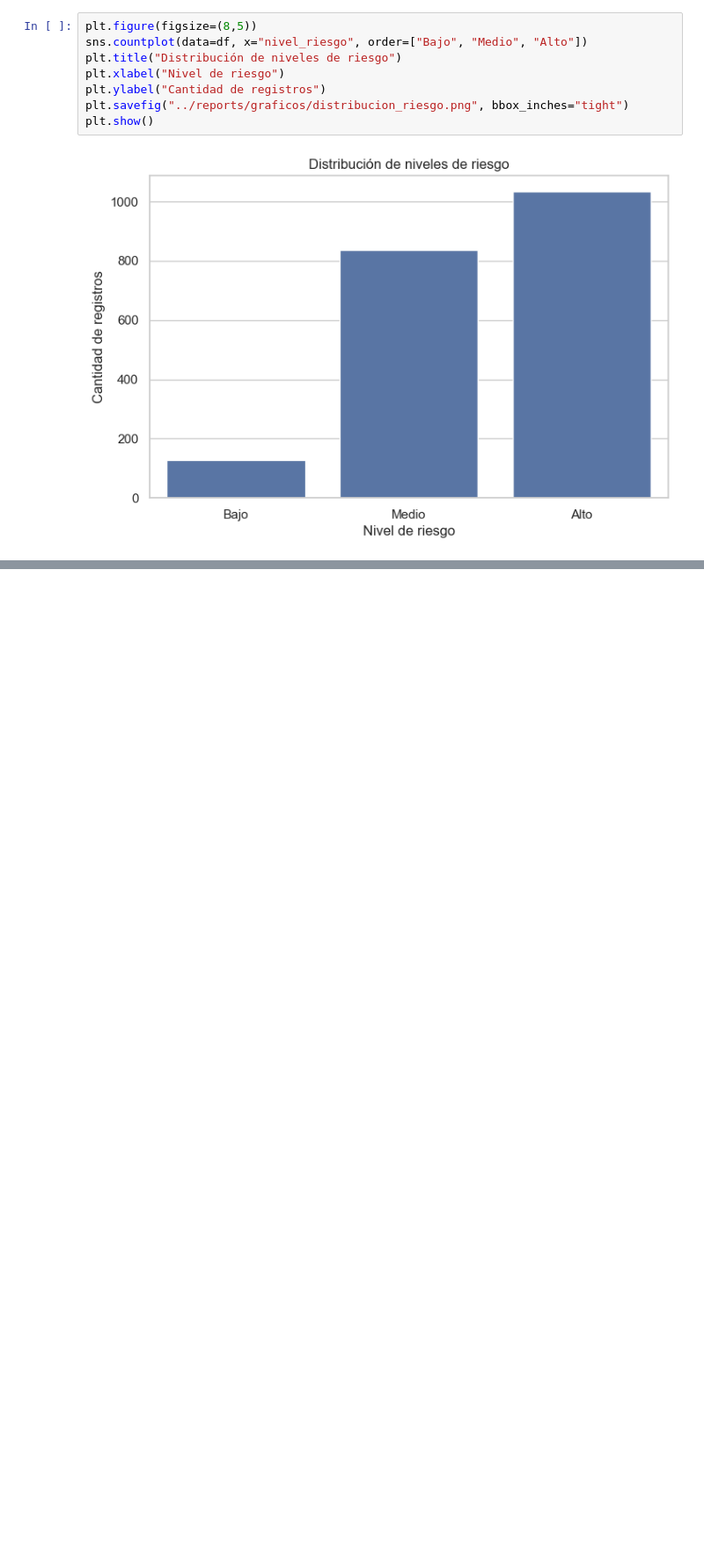
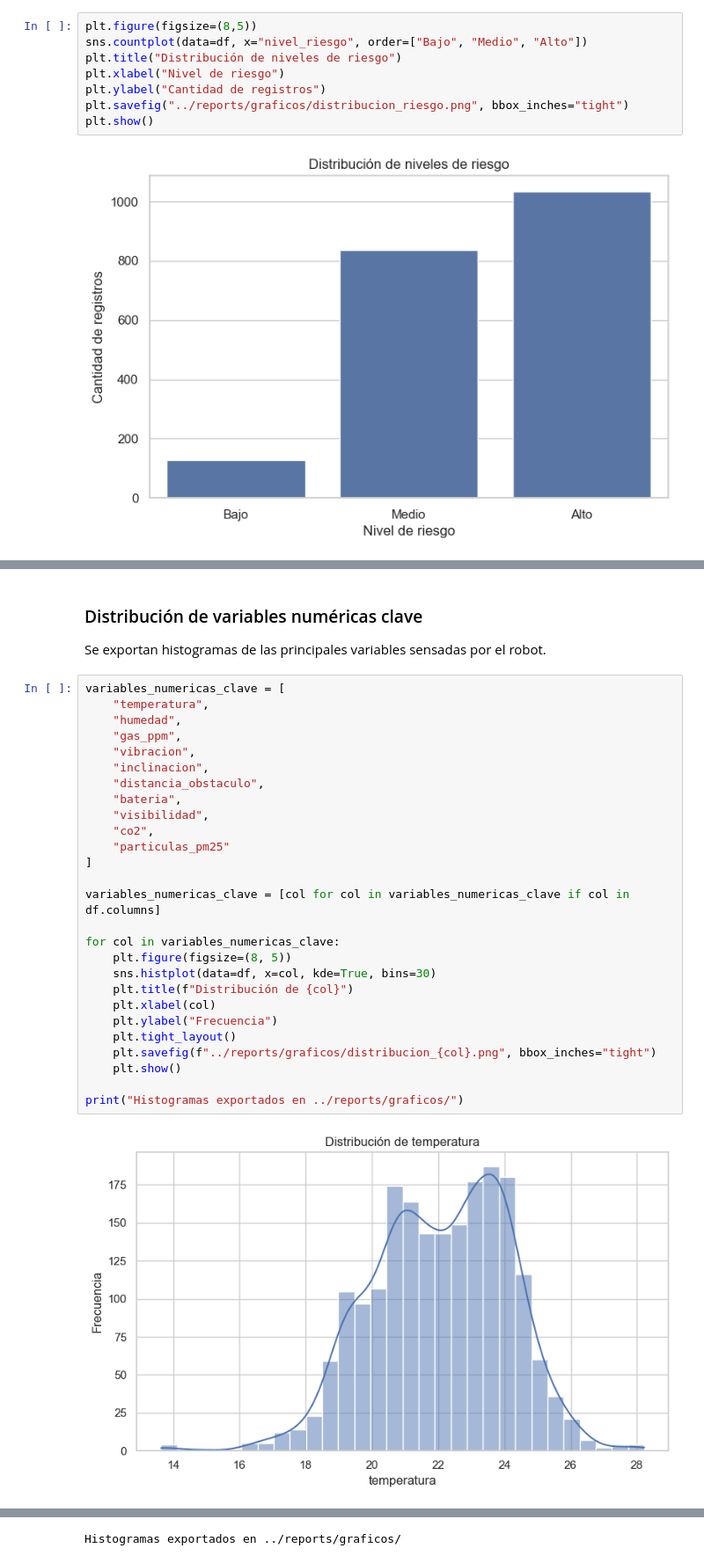
Before and after one commit to Nicom7910/RescueTwin-AI, a Jupyter notebook: notebooks/02_eda_rescuetwin.ipynb, the cells around one changed output, grey strips where cells are left out. Shown at 88% size. Cells and saved outputs as stored; diff of their text form; blank space fills up the shorter version.

Commit message:
Completar EDA con graficos finales y exportaciones

```diff
--- a/notebooks/02_eda_rescuetwin.ipynb
+++ b/notebooks/02_eda_rescuetwin.ipynb
@@ -214,0 +275,33 @@ plt.show()
+# %% [markdown]
+### Distribución de variables numéricas clave
+
+Se exportan histogramas de las principales variables sensadas por el robot.
+# %%
+variables_numericas_clave = [
+    "temperatura",
+    "humedad",
+    "gas_ppm",
+    "vibracion",
+    "inclinacion",
+    "distancia_obstaculo",
+    "bateria",
+    "visibilidad",
+    "co2",
+    "particulas_pm25"
+]
+
+variables_numericas_clave = [col for col in variables_numericas_clave if col in df.columns]
+
+for col in variables_numericas_clave:
+    plt.figure(figsize=(8, 5))
+    sns.histplot(data=df, x=col, kde=True, bins=30)
+    plt.title(f"Distribución de {col}")
+    plt.xlabel(col)
+    plt.ylabel("Frecuencia")
+    plt.tight_layout()
+    plt.savefig(f"../reports/graficos/distribucion_{col}.png", bbox_inches="tight")
+    plt.show()
+
+print("Histogramas exportados en ../reports/graficos/")
+# %% [output]
+[figure, added]
@@ -214,0 +317 @@ plt.show()
+Histogramas exportados en ../reports/graficos/
```
Also changed, not shown: parts of 14 cells of this notebook, 32 other files.
